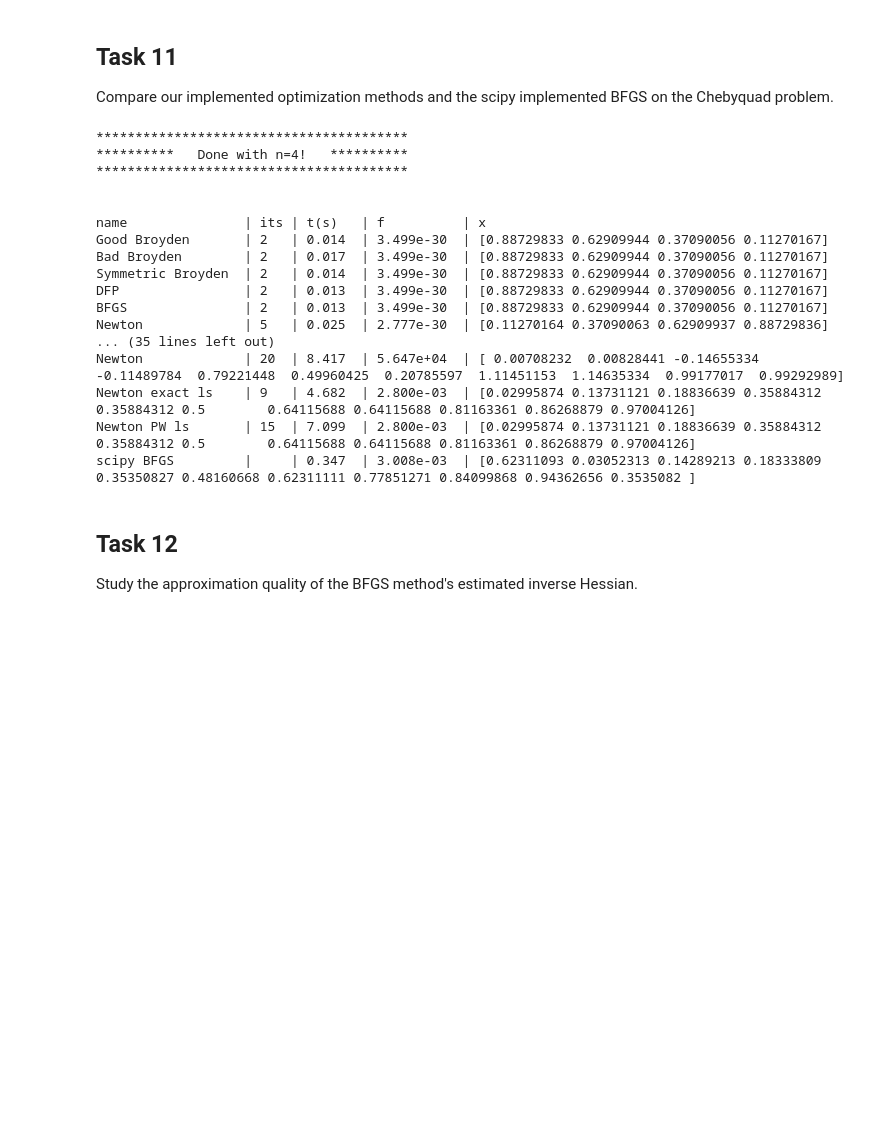
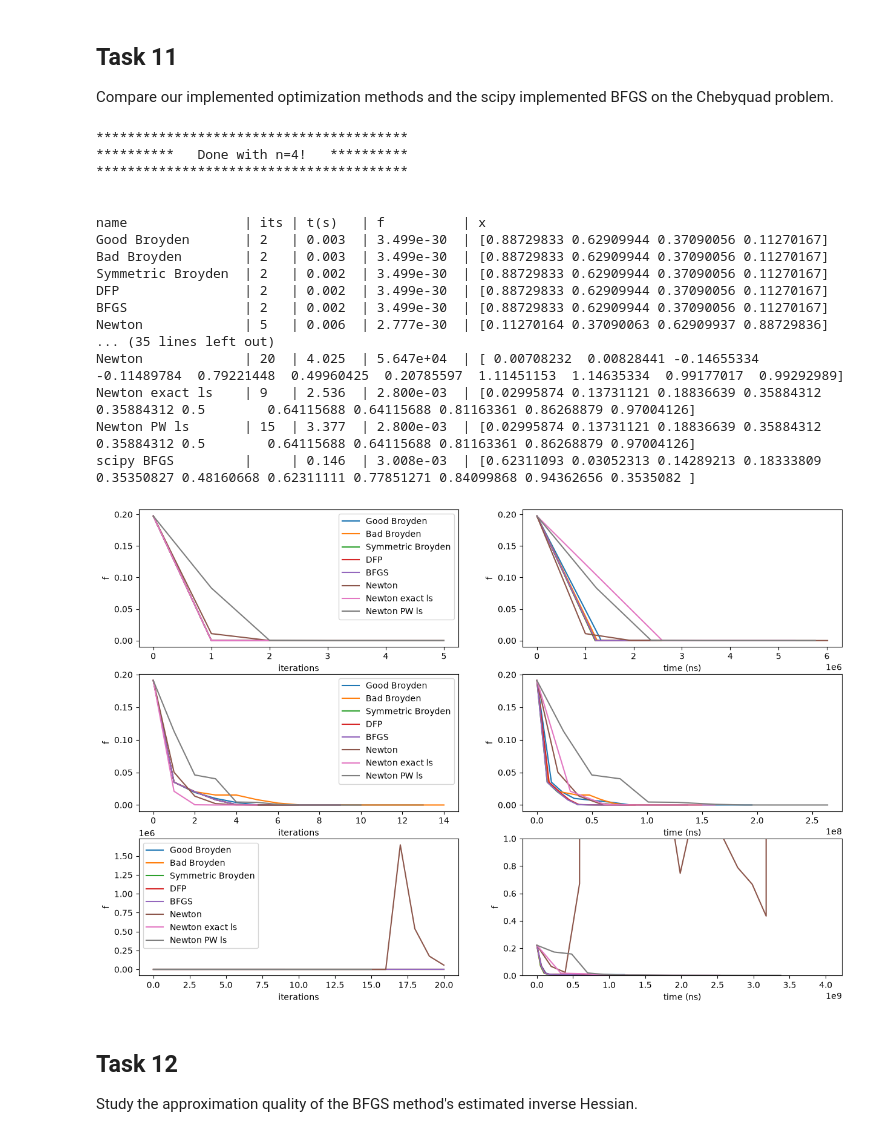
Before and after one commit to ludbri/fmnn25f-project3, a Jupyter notebook: project_3_optimization.ipynb, the cells around one changed output. Cells and saved outputs as stored; diff of their text form; code cells hidden in the pictures; blank space fills up the shorter version.

Commit message:
comparison plots in t11 and draft 12

```diff
--- a/project_3_optimization.ipynb
+++ b/project_3_optimization.ipynb
@@ -99,6 +99,9 @@ from optproblem_class import OptProblem
 from chebyquad_problem import chebyquad, gradchebyquad
 from quasinewton_methods import BFGS, DFP, SymmetricBroyden, BadBroyden, GoodBroyden
 from newtons_and_linesearch_methods import NewtonsMethod, NewtonWithLineSearchMethod, NewtonWithPowellWolfe
+
+n_methods = []
+n_sols = []
 
 for n in (4,8,11):
     prob = OptProblem(
@@ -125,6 +128,7 @@ for n in (4,8,11):
                                             alpha_start=1.0,
                                             **method_kwargs)
     }
+    n_methods.append(methods)
 
     x0 = np.linspace(0,1,n)
 
@@ -136,6 +140,7 @@ for n in (4,8,11):
     }
 
     solutions = {k:m.solve(**solve_kwargs) for k,m in methods.items()}
+    n_sols.append(solutions)
 
     # include scipy bfgs:
     scipy_time = perf_counter_ns()
@@ -167,17 +172,46 @@ for n in (4,8,11):
 
 
 name               | its | t(s)   | f          | x
-Good Broyden       | 2   | 0.014  | 3.499e-30  | [0.88729833 0.62909944 0.37090056 0.11270167]
-Bad Broyden        | 2   | 0.017  | 3.499e-30  | [0.88729833 0.62909944 0.37090056 0.11270167]
-Symmetric Broyden  | 2   | 0.014  | 3.499e-30  | [0.88729833 0.62909944 0.37090056 0.11270167]
-DFP                | 2   | 0.013  | 3.499e-30  | [0.88729833 0.62909944 0.37090056 0.11270167]
-BFGS               | 2   | 0.013  | 3.499e-30  | [0.88729833 0.62909944 0.37090056 0.11270167]
-Newton             | 5   | 0.025  | 2.777e-30  | [0.11270164 0.37090063 0.62909937 0.88729836]
+Good Broyden       | 2   | 0.003  | 3.499e-30  | [0.88729833 0.62909944 0.37090056 0.11270167]
+Bad Broyden        | 2   | 0.003  | 3.499e-30  | [0.88729833 0.62909944 0.37090056 0.11270167]
+Symmetric Broyden  | 2   | 0.002  | 3.499e-30  | [0.88729833 0.62909944 0.37090056 0.11270167]
+DFP                | 2   | 0.002  | 3.499e-30  | [0.88729833 0.62909944 0.37090056 0.11270167]
+BFGS               | 2   | 0.002  | 3.499e-30  | [0.88729833 0.62909944 0.37090056 0.11270167]
+Newton             | 5   | 0.006  | 2.777e-30  | [0.11270164 0.37090063 0.62909937 0.88729836]
 ... (35 lines left out)
-Newton             | 20  | 8.417  | 5.647e+04  | [ 0.00708232  0.00828441 -0.14655334 -0.11489784  0.79221448  0.49960425  0.20785597  1.11451153  1.14635334  0.99177017  0.99292989]
-Newton exact ls    | 9   | 4.682  | 2.800e-03  | [0.02995874 0.13731121 0.18836639 0.35884312 0.35884312 0.5        0.64115688 0.64115688 0.81163361 0.86268879 0.97004126]
-Newton PW ls       | 15  | 7.099  | 2.800e-03  | [0.02995874 0.13731121 0.18836639 0.35884312 0.35884312 0.5        0.64115688 0.64115688 0.81163361 0.86268879 0.97004126]
-scipy BFGS         |     | 0.347  | 3.008e-03  | [0.62311093 0.03052313 0.14289213 0.18333809 0.35350827 0.48160668 0.62311111 0.77851271 0.84099868 0.94362656 0.3535082 ]
+Newton             | 20  | 4.025  | 5.647e+04  | [ 0.00708232  0.00828441 -0.14655334 -0.11489784  0.79221448  0.49960425  0.20785597  1.11451153  1.14635334  0.99177017  0.99292989]
+Newton exact ls    | 9   | 2.536  | 2.800e-03  | [0.02995874 0.13731121 0.18836639 0.35884312 0.35884312 0.5        0.64115688 0.64115688 0.81163361 0.86268879 0.97004126]
+Newton PW ls       | 15  | 3.377  | 2.800e-03  | [0.02995874 0.13731121 0.18836639 0.35884312 0.35884312 0.5        0.64115688 0.64115688 0.81163361 0.86268879 0.97004126]
+scipy BFGS         |     | 0.146  | 3.008e-03  | [0.62311093 0.03052313 0.14289213 0.18333809 0.35350827 0.48160668 0.62311111 0.77851271 0.84099868 0.94362656 0.3535082 ]
+# %%
+import matplotlib.pyplot as plt
+from optmethods_baseclass import OptMethod
+
+def plot_conv(n_methods: dict[str,OptMethod]):
+    fig, axes = plt.subplots(len(n_methods), 2, figsize=(15,10))
+
+    for row, methods in enumerate(n_methods):
+        for name, m in methods.items():
+            # plot iterations v. function value
+            axes[row,0].plot(range(m.steps+1), m.f_history, label=name)
+
+            # plot time v. function value
+            if row < len(n_methods)-1:
+                axes[row,1].plot(np.cumsum(m.exec_time_history), m.f_history, label=name)
+            else:
+                axes[row,1].plot(np.cumsum(m.exec_time_history), m.f_history, label=name)
+                axes[row,1].set_ylim(0,1)
+
+        axes[row,0].set_ylabel("f")
+        axes[row,0].set_xlabel("iterations")
+        axes[row,0].legend()
+        axes[row,1].set_ylabel("f")
+        axes[row,1].set_xlabel("time (ns)")
+
+
+plot_conv(n_methods)
+# %% [output]
+[figure, added]
 # %% [markdown]
 ## Task 12
 
```
Also changed, not shown: parts of 1 cell of this notebook.
